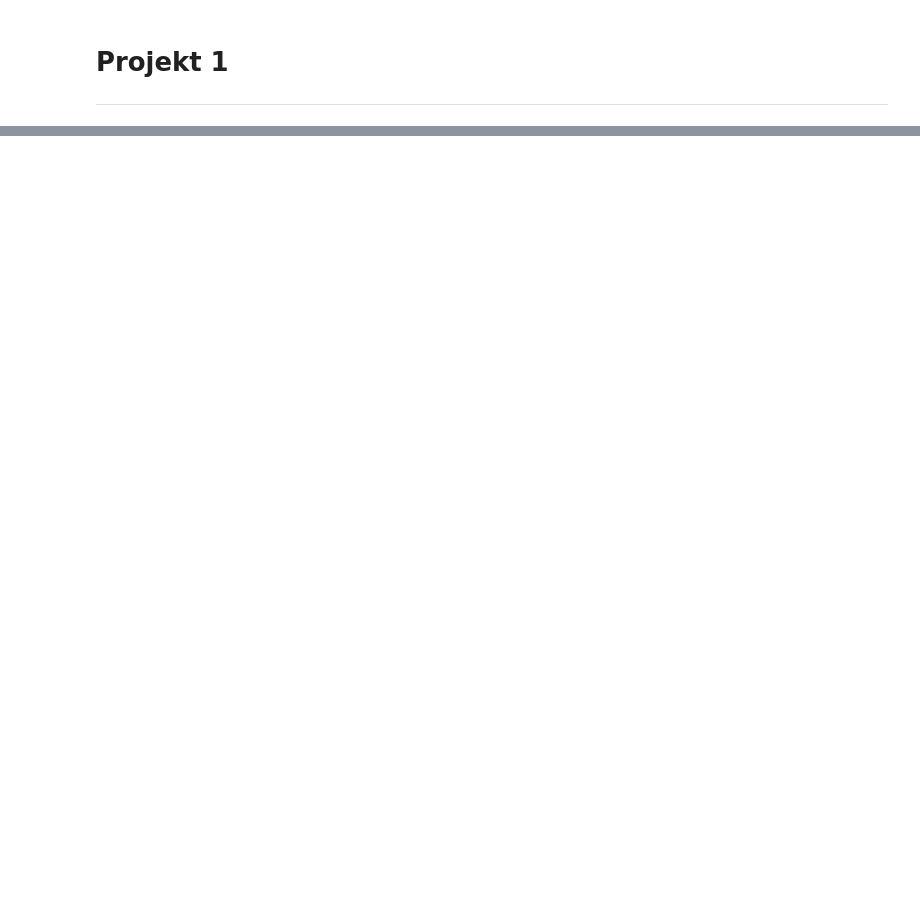
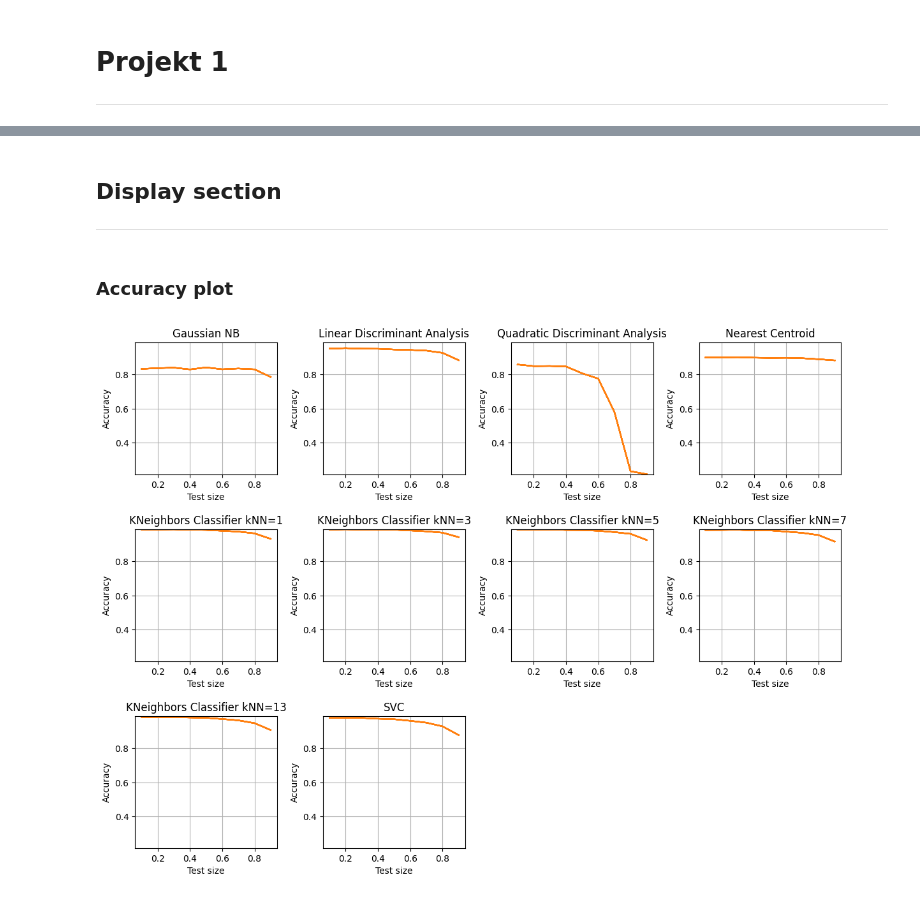
Before and after one commit to BezdzietnyAntoni/MachineLearning, a Jupyter notebook: Project/project_sheet.ipynb, the cells around one changed output, grey strips where cells are left out. Saved outputs shown, nothing was run; the diff lists cells and outputs as text; code cells hidden in the pictures; blank space fills up the shorter version.

```diff
--- a/Project/project_sheet.ipynb
+++ b/Project/project_sheet.ipynb
@@ -1,18 +1,3 @@
 # %% [markdown]
 # Projekt 1
 ---
-# %%
-from sklearn import datasets
-from sklearn.model_selection import train_test_split
-from sklearn.preprocessing import StandardScaler
-import matplotlib.pyplot as plt
-import numpy as np
-
-# Wcztanie danych digits
-digits_data, digits_target = datasets.load_digits(return_X_y=True)
-X_train, X_test, y_train, y_test = train_test_split(digits_data, digits_target, test_size=0.3)
-
-#Skalowanie danych
-sc = StandardScaler()
-X_train_std = sc.fit_transform(X_train)
-X_test_std = sc.transform(X_test)
@@ -67,0 +151,30 @@ fig.show()
+# %% [markdown]
+## Display section
+---
+# %% [markdown]
+### Accuracy plot
+# %%
+# Import libraries
+import matplotlib.pyplot as plt
+import numpy as np
+
+# Plotting parameters
+n_plots = len(CLASSIFIERS)
+n_cols = 4
+n_rows = int(np.ceil(n_plots/n_cols))
+plt.figure(figsize=(3*n_cols, 3*n_rows))
+
+for i, t_size in enumerate(TEST_SIZE):
+    for j, classifier in enumerate(CLASSIFIERS):
+        plt.subplot(n_rows, n_cols, j+1)
+        plt.plot(TEST_SIZE, accuracy_matrix[:,j], 'C1')
+        plt.ylim([np.min(accuracy_matrix), np.max(accuracy_matrix)])
+        plt.grid(True)
+        plt.ylabel("Accuracy")
+        plt.xlabel("Test size")
+        plt.title(CLASSIFIERS_DOCSTR[j])
+
+plt.tight_layout(pad=1.5)
+plt.show()
+# %% [output]
+[figure, added]
```
Also changed, not shown: parts of 27 cells of this notebook.
